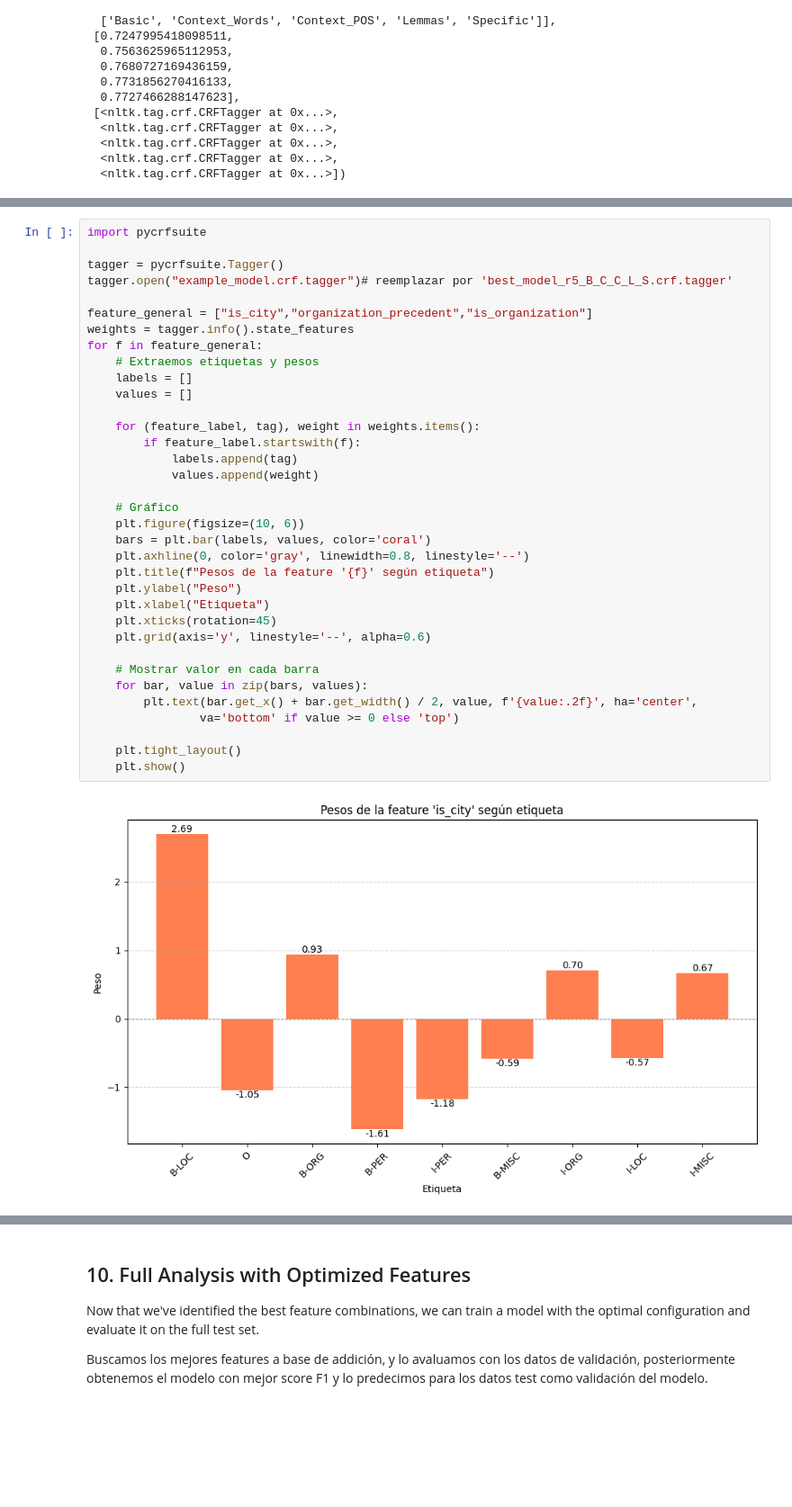
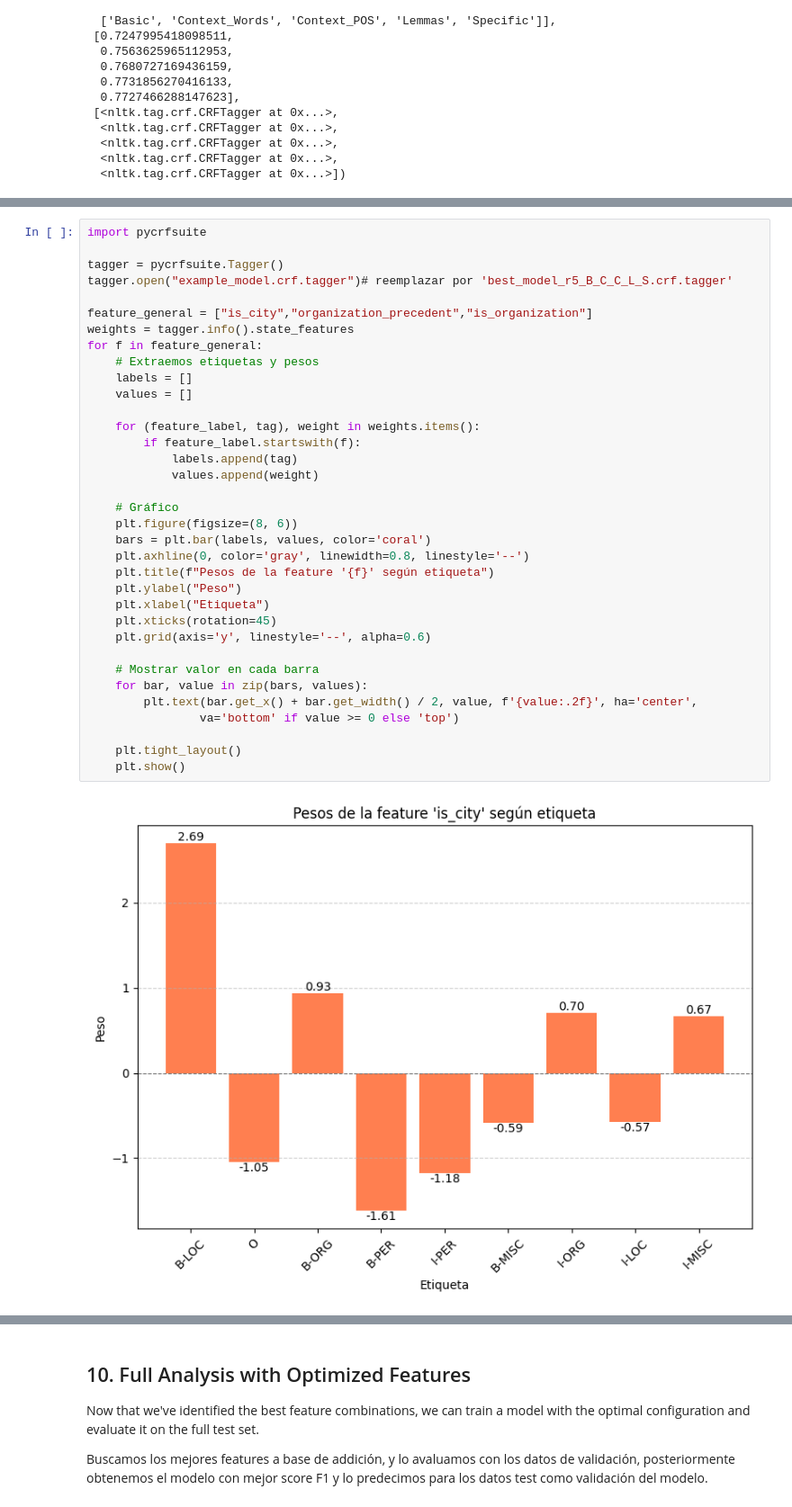
Before and after one commit to TaliaPr/Natural-Language-Processing, a Jupyter notebook: Classificación_secuencias/example.ipynb, the cells around one changed output, grey strips where cells are left out. Shown at 90% size. Drawn from its saved outputs; the diff is of its cells as text; blank space fills up the shorter version.

```diff
--- a/Classificación_secuencias/example.ipynb
+++ b/Classificación_secuencias/example.ipynb
@@ -819,32 +824,32 @@ tagger.open("example_model.crf.tagger")# reemplazar por 'best_model_r5_B_C_C_L_S
 
 feature_general = ["is_city","organization_precedent","is_organization"]
 weights = tagger.info().state_features
 for f in feature_general:
     # Extraemos etiquetas y pesos
     labels = []
     values = []
 
     for (feature_label, tag), weight in weights.items():
         if feature_label.startswith(f):
             labels.append(tag)
             values.append(weight)
 
     # Gráfico
-    plt.figure(figsize=(10, 6))
+    plt.figure(figsize=(8, 6))
     bars = plt.bar(labels, values, color='coral')
     plt.axhline(0, color='gray', linewidth=0.8, linestyle='--')
     plt.title(f"Pesos de la feature '{f}' según etiqueta")
     plt.ylabel("Peso")
     plt.xlabel("Etiqueta")
     plt.xticks(rotation=45)
     plt.grid(axis='y', linestyle='--', alpha=0.6)
 
     # Mostrar valor en cada barra
     for bar, value in zip(bars, values):
         plt.text(bar.get_x() + bar.get_width() / 2, value, f'{value:.2f}', ha='center',
                 va='bottom' if value >= 0 else 'top')
 
     plt.tight_layout()
     plt.show()
 # %% [output]
-[figure, old version]
+[figure, new version]
```
Also changed, not shown: parts of 7 cells of this notebook, 1 other file.
